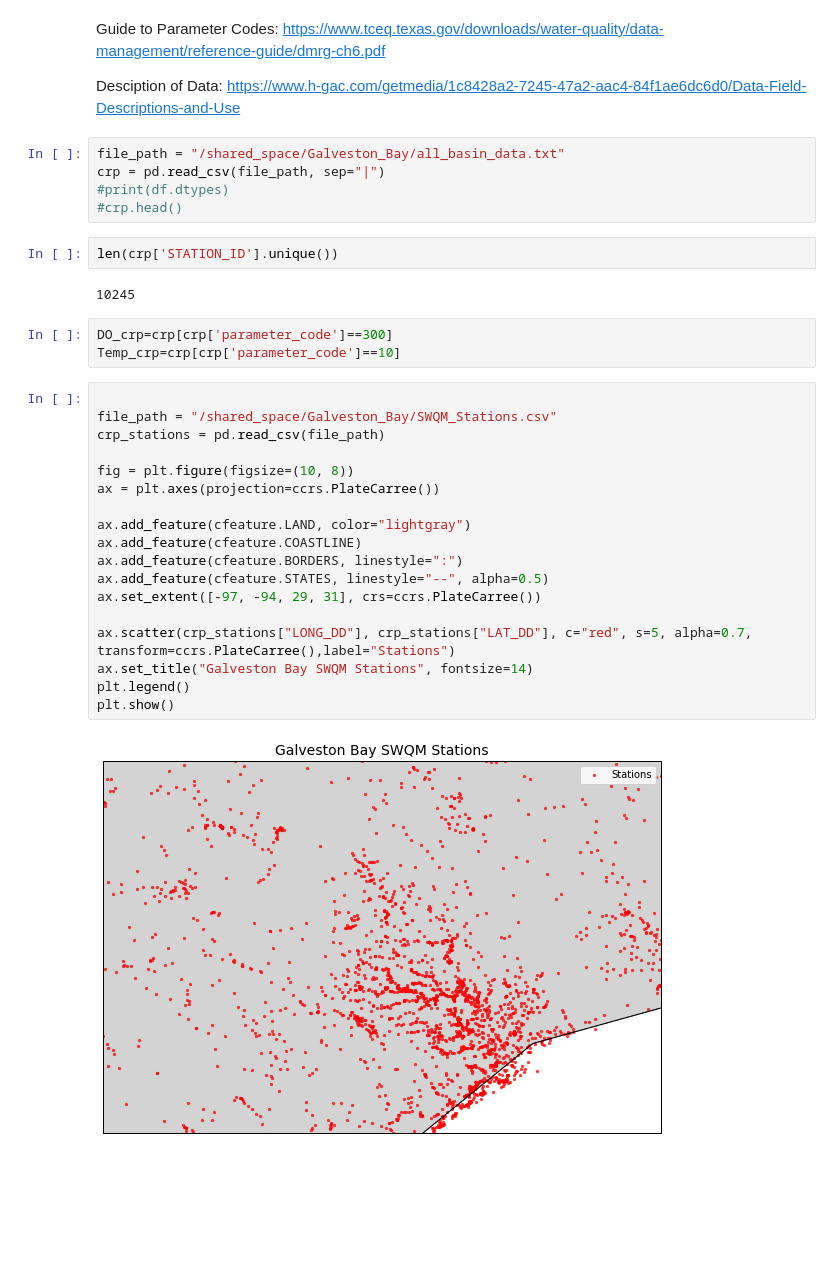
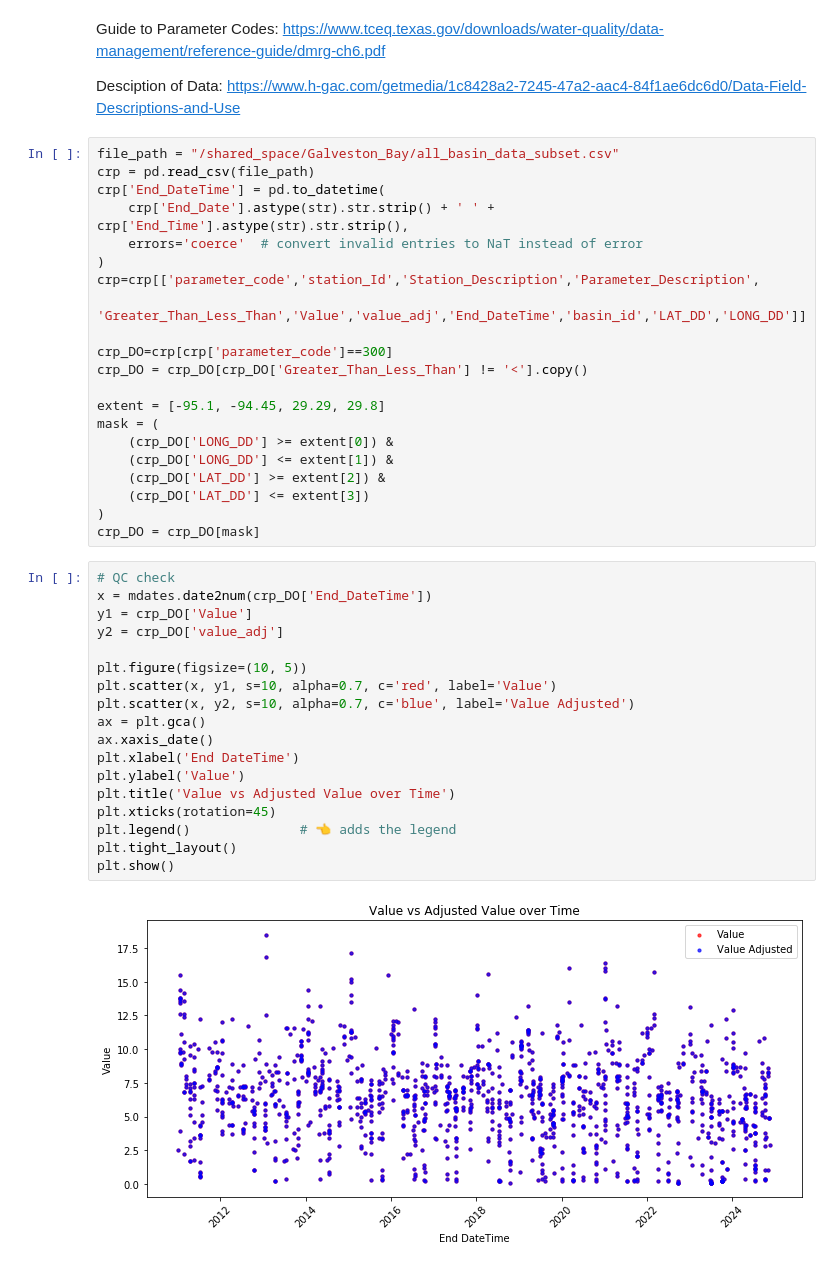
Before and after one commit to inmang13/ESDA_FinalProj_GalvestonBay, a Jupyter notebook: Observed_Data.ipynb, the cells around one changed output. Drawn from its saved outputs; the diff is of its cells as text; blank space fills up the shorter version.

Commit message:
observed data code update

```diff
--- a/Observed_Data.ipynb
+++ b/Observed_Data.ipynb
@@ -35,35 +29,44 @@ https://www.tceq.texas.gov/downloads/water-quality/data-management/reference-gui
 
 Desciption of Data:
 https://www.h-gac.com/getmedia/1c8428a2-7245-47a2-aac4-84f1ae6dc6d0/Data-Field-Descriptions-and-Use
-# %%
-file_path = "/shared_space/Galveston_Bay/all_basin_data.txt"
-crp = pd.read_csv(file_path, sep="|")
-#print(df.dtypes)
-#crp.head()
-# %%
-len(crp['STATION_ID'].unique())
-# %% [output]
-10245
-# %%
-DO_crp=crp[crp['parameter_code']==300]
-Temp_crp=crp[crp['parameter_code']==10]
-# %%
-
-file_path = "/shared_space/Galveston_Bay/SWQM_Stations.csv"
-crp_stations = pd.read_csv(file_path)
-
-fig = plt.figure(figsize=(10, 8))
-ax = plt.axes(projection=ccrs.PlateCarree())
-
-ax.add_feature(cfeature.LAND, color="lightgray")
-ax.add_feature(cfeature.COASTLINE)
-ax.add_feature(cfeature.BORDERS, linestyle=":")
-ax.add_feature(cfeature.STATES, linestyle="--", alpha=0.5)
-ax.set_extent([-97, -94, 29, 31], crs=ccrs.PlateCarree())
-
-ax.scatter(crp_stations["LONG_DD"], crp_stations["LAT_DD"], c="red", s=5, alpha=0.7, transform=ccrs.PlateCarree(),label="Stations")
-ax.set_title("Galveston Bay SWQM Stations", fontsize=14)
-plt.legend()
-plt.show()
-# %% [output]
-[figure, removed]
+# %%
+file_path = "/shared_space/Galveston_Bay/all_basin_data_subset.csv"
+crp = pd.read_csv(file_path)
+crp['End_DateTime'] = pd.to_datetime(
+    crp['End_Date'].astype(str).str.strip() + ' ' + crp['End_Time'].astype(str).str.strip(),
+    errors='coerce'  # convert invalid entries to NaT instead of error
+)
+crp=crp[['parameter_code','station_Id','Station_Description','Parameter_Description',
+         'Greater_Than_Less_Than','Value','value_adj','End_DateTime','basin_id','LAT_DD','LONG_DD']]
+
+crp_DO=crp[crp['parameter_code']==300]
+crp_DO = crp_DO[crp_DO['Greater_Than_Less_Than'] != '<'].copy()
+
+extent = [-95.1, -94.45, 29.29, 29.8]
+mask = (
+    (crp_DO['LONG_DD'] >= extent[0]) &
+    (crp_DO['LONG_DD'] <= extent[1]) &
+    (crp_DO['LAT_DD'] >= extent[2]) &
+    (crp_DO['LAT_DD'] <= extent[3])
+)
+crp_DO = crp_DO[mask]
+# %%
+# QC check
+x = mdates.date2num(crp_DO['End_DateTime'])
+y1 = crp_DO['Value']
+y2 = crp_DO['value_adj']
+
+plt.figure(figsize=(10, 5))
+plt.scatter(x, y1, s=10, alpha=0.7, c='red', label='Value')
+plt.scatter(x, y2, s=10, alpha=0.7, c='blue', label='Value Adjusted')
+ax = plt.gca()
+ax.xaxis_date()
+plt.xlabel('End DateTime')
+plt.ylabel('Value')
+plt.title('Value vs Adjusted Value over Time')
+plt.xticks(rotation=45)
+plt.legend()              # 👈 adds the legend
+plt.tight_layout()
+plt.show()
+# %% [output]
+[figure, added]
```
Also changed, not shown: parts of 18 cells of this notebook.
